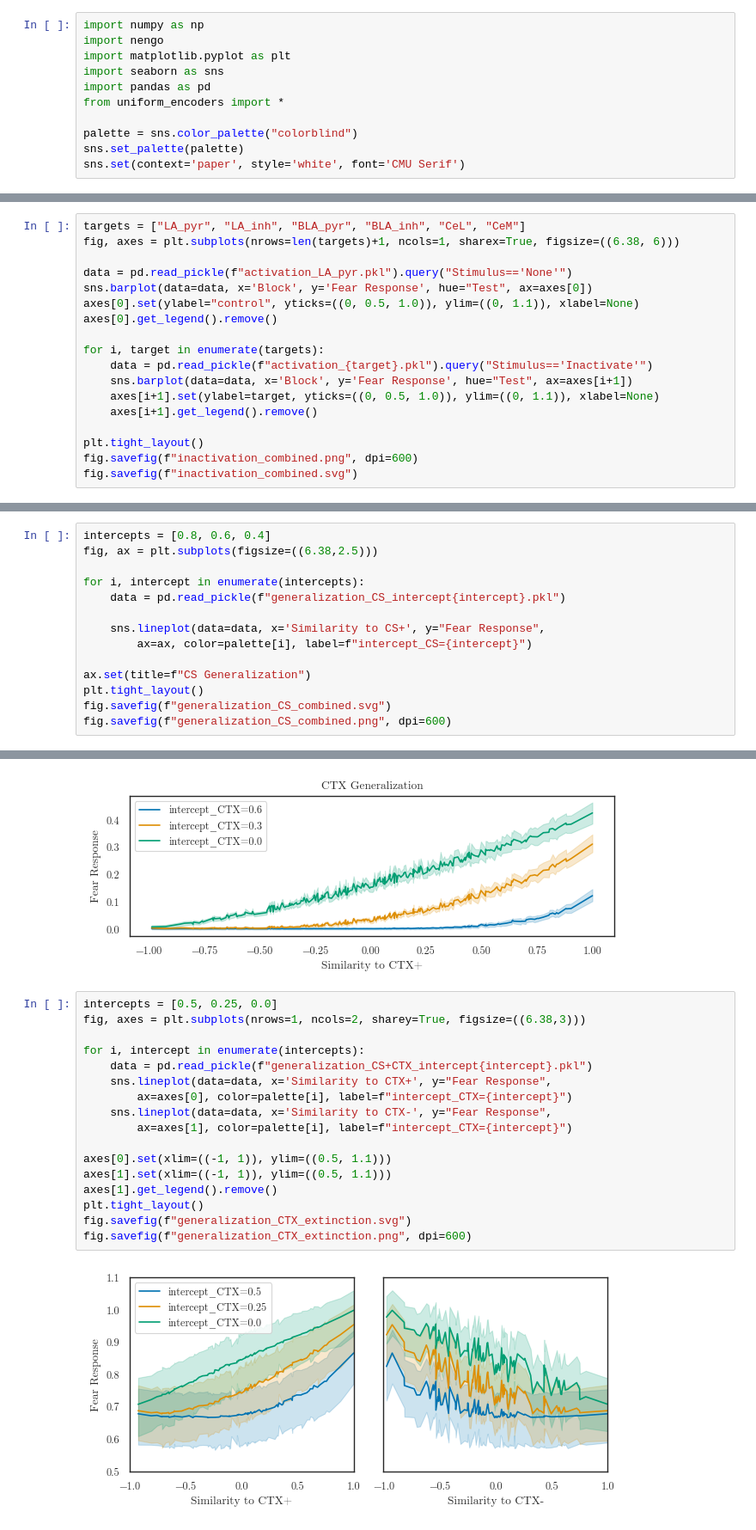
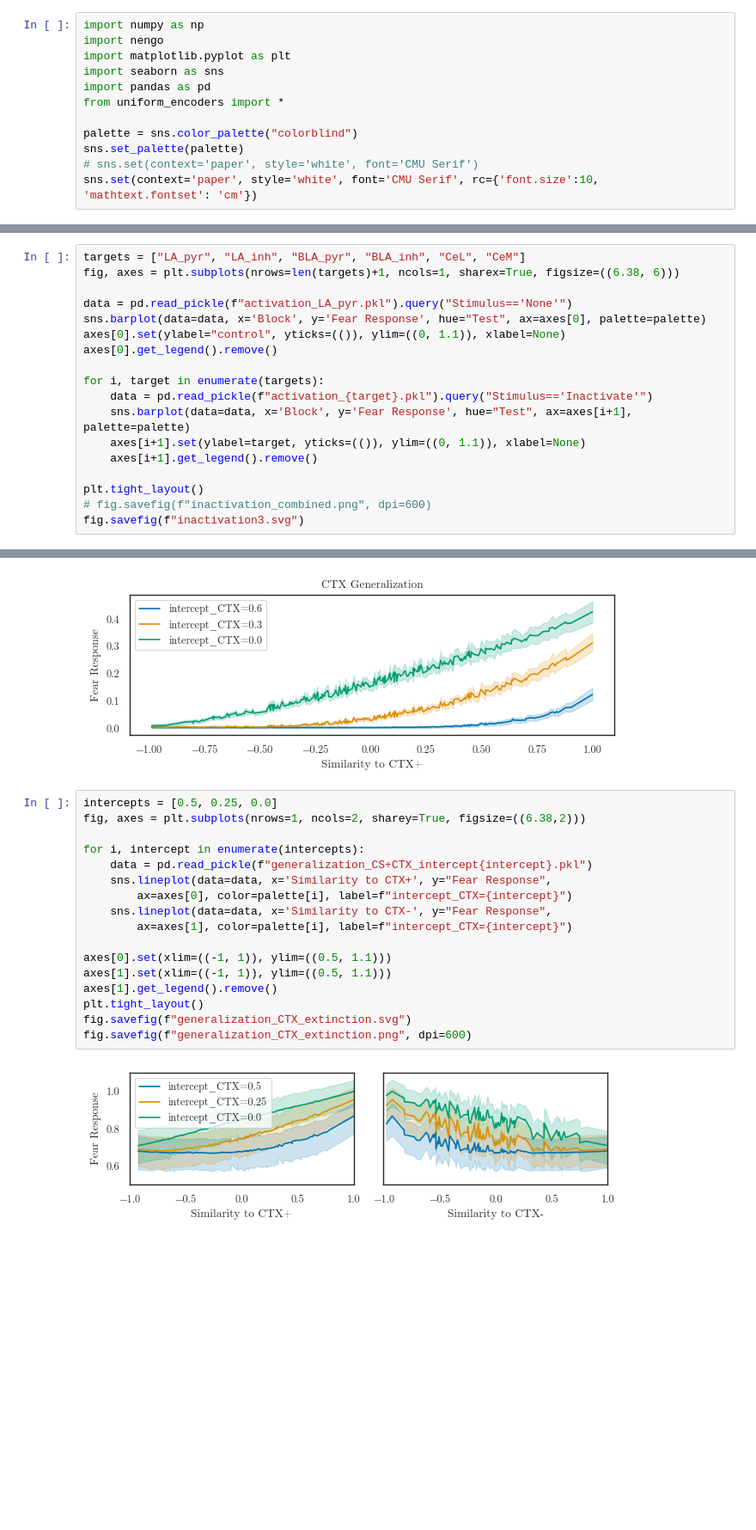
Before and after one commit to psipeter/amygdala, a Jupyter notebook: experiments.ipynb, the cells around one changed output, grey strips where cells are left out. Shown at 86% size. Saved outputs shown, nothing was run; the diff lists cells and outputs as text; blank space fills up the shorter version.

```diff
--- a/experiments.ipynb
+++ b/experiments.ipynb
@@ -10,7 +10,8 @@ from uniform_encoders import *
 
 palette = sns.color_palette("colorblind")
 sns.set_palette(palette)
-sns.set(context='paper', style='white', font='CMU Serif')
+# sns.set(context='paper', style='white', font='CMU Serif')
+sns.set(context='paper', style='white', font='CMU Serif', rc={'font.size':10, 'mathtext.fontset': 'cm'})
 # %%
 class Inputs():
     def __init__(self, nCS=1, nCTX=2, dim_CS=3, dim_CTX=2, seed=0):
@@ -729,17 +733,17 @@ targets = ["LA_pyr", "LA_inh", "BLA_pyr", "BLA_inh", "CeL", "CeM"]
 fig, axes = plt.subplots(nrows=len(targets)+1, ncols=1, sharex=True, figsize=((6.38, 6)))
 
 data = pd.read_pickle(f"activation_LA_pyr.pkl").query("Stimulus=='None'")
-sns.barplot(data=data, x='Block', y='Fear Response', hue="Test", ax=axes[0])
-axes[0].set(ylabel="control", yticks=((0, 0.5, 1.0)), ylim=((0, 1.1)), xlabel=None)
+sns.barplot(data=data, x='Block', y='Fear Response', hue="Test", ax=axes[0], palette=palette)
+axes[0].set(ylabel="control", yticks=(()), ylim=((0, 1.1)), xlabel=None)
 axes[0].get_legend().remove()
 
 for i, target in enumerate(targets):
     data = pd.read_pickle(f"activation_{target}.pkl").query("Stimulus=='Inactivate'")
-    sns.barplot(data=data, x='Block', y='Fear Response', hue="Test", ax=axes[i+1])
-    axes[i+1].set(ylabel=target, yticks=((0, 0.5, 1.0)), ylim=((0, 1.1)), xlabel=None)
+    sns.barplot(data=data, x='Block', y='Fear Response', hue="Test", ax=axes[i+1], palette=palette)
+    axes[i+1].set(ylabel=target, yticks=(()), ylim=((0, 1.1)), xlabel=None)
     axes[i+1].get_legend().remove()
 
 plt.tight_layout()
-fig.savefig(f"inactivation_combined.png", dpi=600)
-fig.savefig(f"inactivation_combined.svg")
+# fig.savefig(f"inactivation_combined.png", dpi=600)
+fig.savefig(f"inactivation3.svg")
 # %% [output]
@@ -1164,14 +1129,0 @@ fig.savefig(f"generalization_{experiment}_empirical.png", dpi=600)
-# %%
-intercepts = [0.8, 0.6, 0.4]
-fig, ax = plt.subplots(figsize=((6.38,2.5)))
-
-for i, intercept in enumerate(intercepts):
-    data = pd.read_pickle(f"generalization_CS_intercept{intercept}.pkl")
-
-    sns.lineplot(data=data, x='Similarity to CS+', y="Fear Response",
-        ax=ax, color=palette[i], label=f"intercept_CS={intercept}")
-
-ax.set(title=f"CS Generalization")
-plt.tight_layout()
-fig.savefig(f"generalization_CS_combined.svg")
-fig.savefig(f"generalization_CS_combined.png", dpi=600)
@@ -1223,20 +1242,20 @@ fig.savefig(f"generalization_CT_combined.png", dpi=600)
 [figure]
 # %%
 intercepts = [0.5, 0.25, 0.0]
-fig, axes = plt.subplots(nrows=1, ncols=2, sharey=True, figsize=((6.38,3)))
+fig, axes = plt.subplots(nrows=1, ncols=2, sharey=True, figsize=((6.38,2)))
 
 for i, intercept in enumerate(intercepts):
     data = pd.read_pickle(f"generalization_CS+CTX_intercept{intercept}.pkl")
     sns.lineplot(data=data, x='Similarity to CTX+', y="Fear Response",
         ax=axes[0], color=palette[i], label=f"intercept_CTX={intercept}")
     sns.lineplot(data=data, x='Similarity to CTX-', y="Fear Response",
         ax=axes[1], color=palette[i], label=f"intercept_CTX={intercept}")
 
 axes[0].set(xlim=((-1, 1)), ylim=((0.5, 1.1)))
 axes[1].set(xlim=((-1, 1)), ylim=((0.5, 1.1)))
 axes[1].get_legend().remove()
 plt.tight_layout()
 fig.savefig(f"generalization_CTX_extinction.svg")
 fig.savefig(f"generalization_CTX_extinction.png", dpi=600)
 # %% [output]
-[figure, old version]
+[figure, new version]
```
Also changed, not shown: parts of 21 cells of this notebook, 4 other files.
